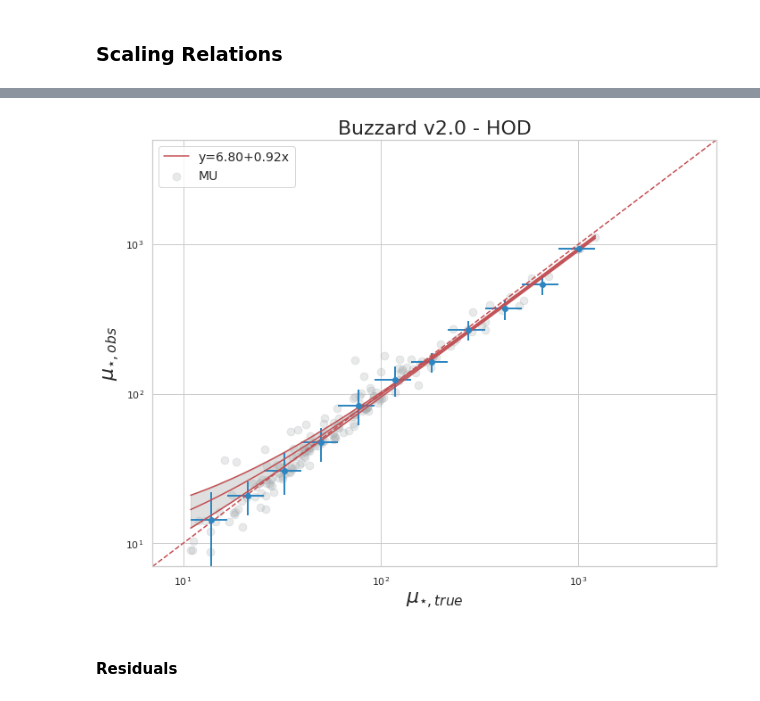
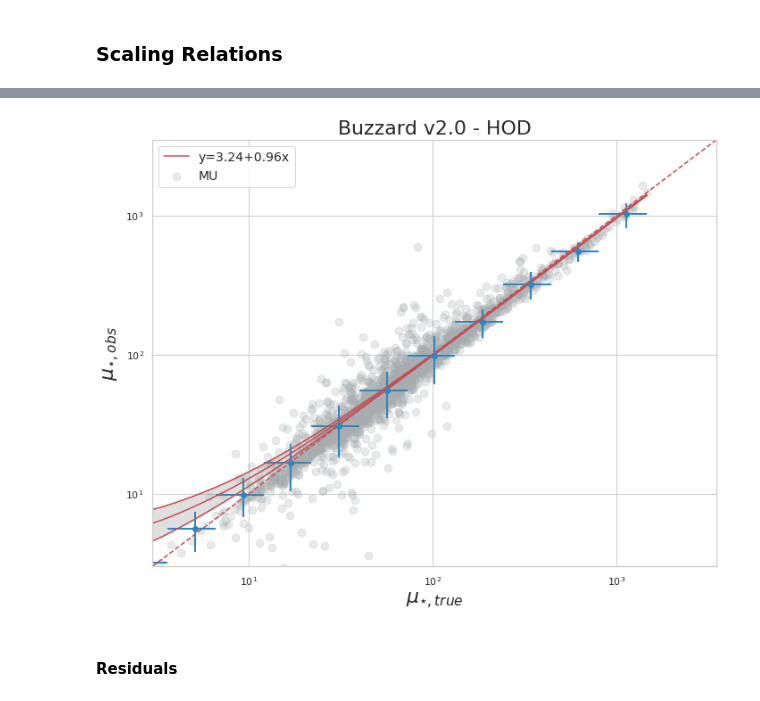
Before and after one commit to estevesjh/ccopa, a Jupyter notebook: notebooks/clusters.ipynb, the cells around one changed output, grey strips where cells are left out. Cells and saved outputs as stored; diff of their text form; code cells hidden in the pictures.

```diff
--- a/notebooks/clusters.ipynb
+++ b/notebooks/clusters.ipynb
@@ -32,8 +30,8 @@ red = '#A93226'
 cfg = '../config_files/config_buzzard_v2.yaml'
 copa = copacabana(cfg)
 
-run   ='testEmu'
-# run   ='emuBPZ-rhod'
+# run   ='test'
+run   ='emuBPZ-rhod'
 cat   = copa.load_copa_out('cluster',run=run)
 
 mask= np.isnan(cat['Ngals'])
@@ -130,7 +122,7 @@ plot_scaling_relation(ngalst,ngals,title='Buzzard v2.0 - HOD',xlims=(0.75,600),f
 # %%
-plot_scaling_relation(mut,mu,xl=r'$\mu_{\star,true}$',yl=r'$\mu_{\star,obs}$',title='Buzzard v2.0 - HOD',xlims=(7,5000),fit=True)
+plot_scaling_relation(mut,mu,xl=r'$\mu_{\star,true}$',yl=r'$\mu_{\star,obs}$',title='Buzzard v2.0 - HOD',xlims=(3,3500),fit=True)
 # %% [output]
-[figure, old version]
+[figure, new version]
 # %% [markdown]
 #### Residuals
 # %%
```
Also changed, not shown: parts of 12 cells of this notebook, 10 other files.
